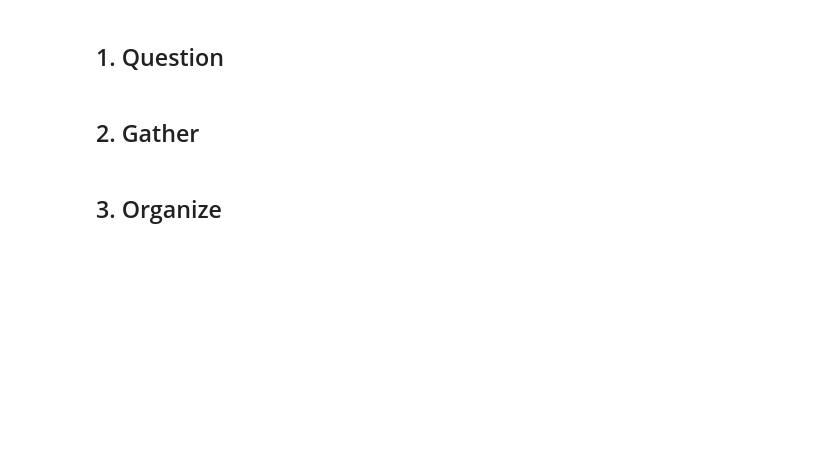
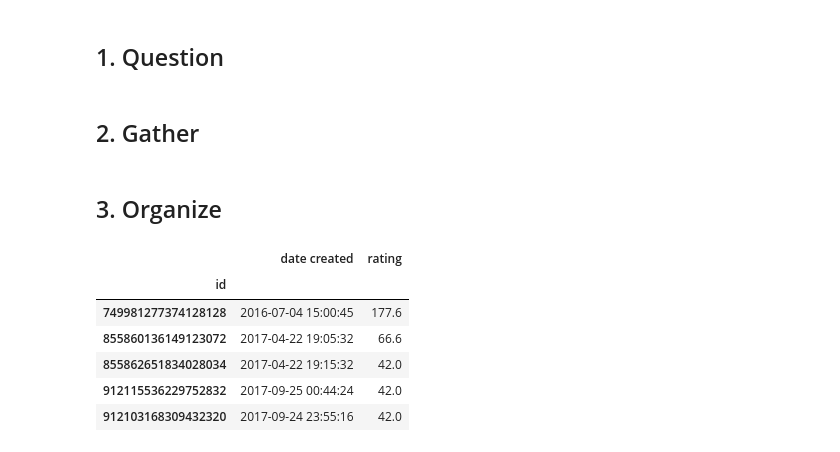
Before and after one commit to callysto/Data-Viz-of-the-Week, a Jupyter notebook: dog-rating-inflation/weratedogs-bestfit.ipynb, the cells around one changed output. Saved outputs shown, nothing was run; the diff lists cells and outputs as text; code cells hidden in the pictures; blank space fills up the shorter version.

```diff
--- a/dog-rating-inflation/weratedogs-bestfit.ipynb
+++ b/dog-rating-inflation/weratedogs-bestfit.ipynb
@@ -44,9 +40,20 @@ def text_to_rating(text):
         return None
 # %%
 data['rating']= data['text'].map(text_to_rating)
+#drop the actual content of the tweets
 data =data.drop(['text'], axis =1)
+#drop the 0/10 scores found
 data = data[np.isfinite(data['rating'])]
-data['timestamp']= data['created_at'].map(datetime.timestamp)
+#rename create_at
+data.rename(columns={'created_at':'date created'}, inplace=True)
 # %%
 data = data.sort_values(by='rating', ascending = False)
-data= data.iloc[6:-3]
+data.head()
+# %% [output]
+|  | date created | rating |
+| id |  |  |
+| 749981277374128128 | 2016-07-04 15:00:45 | 177.6 |
+| 855860136149123072 | 2017-04-22 19:05:32 | 66.6 |
+| 855862651834028034 | 2017-04-22 19:15:32 | 42.0 |
+| 912115536229752832 | 2017-09-25 00:44:24 | 42.0 |
+| 912103168309432320 | 2017-09-24 23:55:16 | 42.0 |
```
Also changed, not shown: parts of 10 cells of this notebook.
